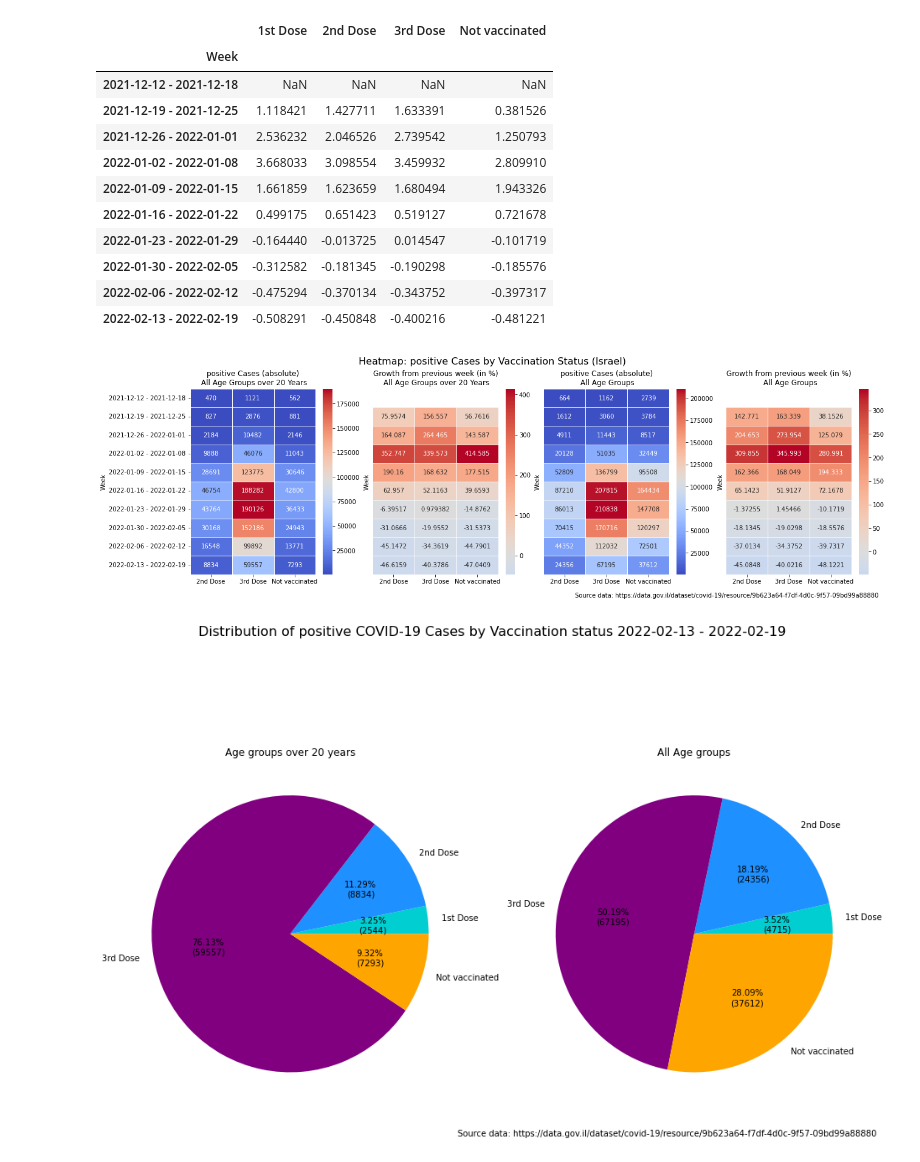
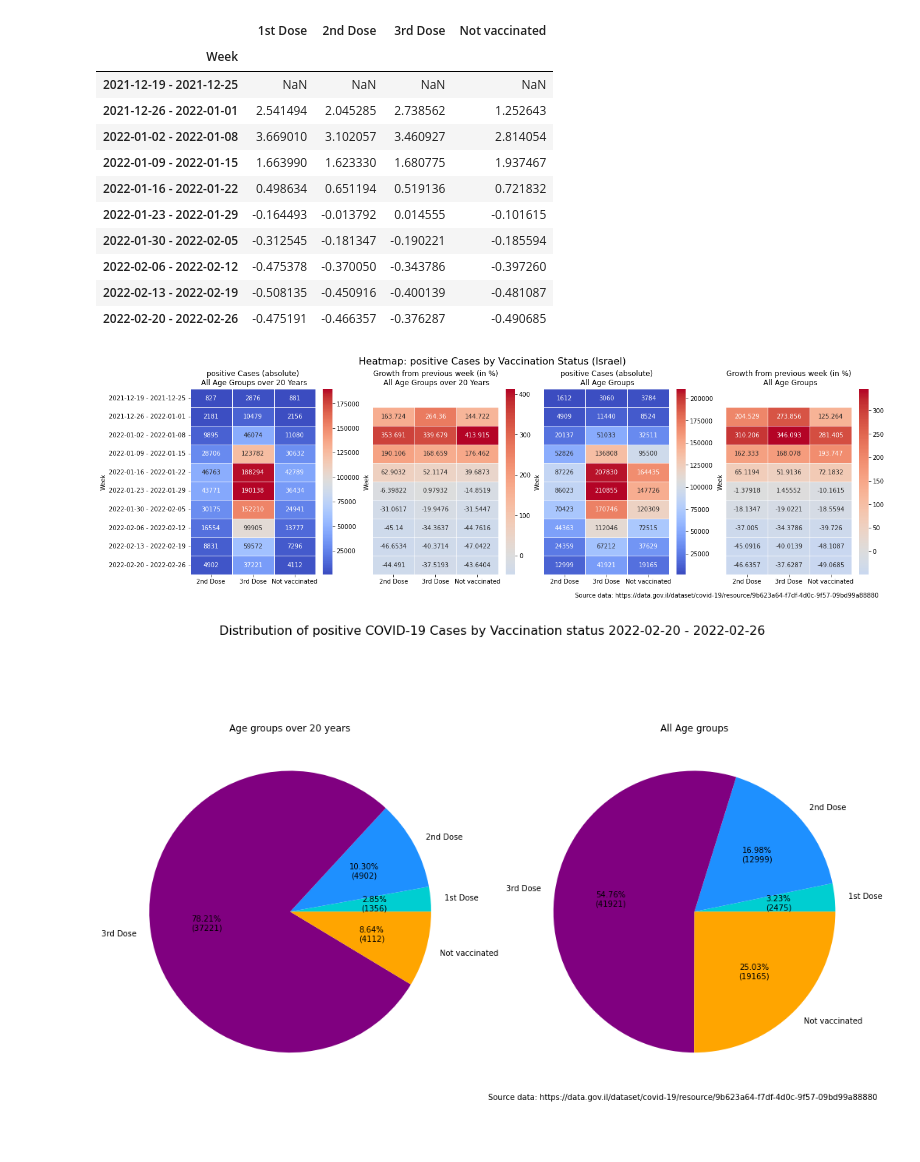
Before and after one commit to Maximilian3141/isr_detailed_vacc_case_data, a Jupyter notebook: isr_detail_v2.ipynb, the cells around one changed output. Drawn from its saved outputs; the diff is of its cells as text; code cells hidden in the pictures; blank space fills up the shorter version.

```diff
--- a/isr_detail_v2.ipynb
+++ b/isr_detail_v2.ipynb
@@ -6,7 +6,7 @@ import seaborn as sb
 #
 #https://data.gov.il/dataset/covid-19/resource/9b623a64-f7df-4d0c-9f57-09bd99a88880
 #
-df = pd.read_csv("cases-among-vaccinated-201.csv", index_col=0)
+df = pd.read_csv("cases-among-vaccinated-203.csv", index_col=0)
 df = df.fillna(0)
 df = df.replace(['<5'],0)
 #
@@ -264,16 +264,16 @@ df_sum_all.tail(10).pct_change()
 # %% [output]
 |  | 1st Dose | 2nd Dose | 3rd Dose | Not vaccinated |
 | Week |  |  |  |  |
-| 2021-12-12 - 2021-12-18 | NaN | NaN | NaN | NaN |
-| 2021-12-19 - 2021-12-25 | 1.118421 | 1.427711 | 1.633391 | 0.381526 |
-| 2021-12-26 - 2022-01-01 | 2.536232 | 2.046526 | 2.739542 | 1.250793 |
-| 2022-01-02 - 2022-01-08 | 3.668033 | 3.098554 | 3.459932 | 2.809910 |
-| 2022-01-09 - 2022-01-15 | 1.661859 | 1.623659 | 1.680494 | 1.943326 |
-| 2022-01-16 - 2022-01-22 | 0.499175 | 0.651423 | 0.519127 | 0.721678 |
-| 2022-01-23 - 2022-01-29 | -0.164440 | -0.013725 | 0.014547 | -0.101719 |
-| 2022-01-30 - 2022-02-05 | -0.312582 | -0.181345 | -0.190298 | -0.185576 |
-| 2022-02-06 - 2022-02-12 | -0.475294 | -0.370134 | -0.343752 | -0.397317 |
-| 2022-02-13 - 2022-02-19 | -0.508291 | -0.450848 | -0.400216 | -0.481221 |
+| 2021-12-19 - 2021-12-25 | NaN | NaN | NaN | NaN |
+| 2021-12-26 - 2022-01-01 | 2.541494 | 2.045285 | 2.738562 | 1.252643 |
+| 2022-01-02 - 2022-01-08 | 3.669010 | 3.102057 | 3.460927 | 2.814054 |
+| 2022-01-09 - 2022-01-15 | 1.663990 | 1.623330 | 1.680775 | 1.937467 |
+| 2022-01-16 - 2022-01-22 | 0.498634 | 0.651194 | 0.519136 | 0.721832 |
+| 2022-01-23 - 2022-01-29 | -0.164493 | -0.013792 | 0.014555 | -0.101615 |
+| 2022-01-30 - 2022-02-05 | -0.312545 | -0.181347 | -0.190221 | -0.185594 |
+| 2022-02-06 - 2022-02-12 | -0.475378 | -0.370050 | -0.343786 | -0.397260 |
+| 2022-02-13 - 2022-02-19 | -0.508135 | -0.450916 | -0.400139 | -0.481087 |
+| 2022-02-20 - 2022-02-26 | -0.475191 | -0.466357 | -0.376287 | -0.490685 |
 # %%
 fig4=plt.figure(figsize=(18,5),constrained_layout=True)
 fig4.suptitle(s_heatmap_title, fontsize=16, y=1.05)
@@ -305,29 +305,29 @@ sb.heatmap(df_h4, ax=ax13, cmap="coolwarm", yticklabels=False, center=0.00, anno
 plt.figtext(0.99, -0.05, s_source, horizontalalignment='right')
 plt.savefig("israel_stacked_heatmap_%s.jpg" %language, format='jpg',dpi=150, bbox_inches='tight')
 # %% [output]
-[figure, old version]
+[figure, new version]
 # %%
 #
-fig3=plt.figure(figsize=(13,10),constrained_layout=True)
+fig3=plt.figure(figsize=(14,10),constrained_layout=True)
 fig3.suptitle(s_fig3_suptitle, fontsize=16)
 #fig3.tight_layout()
 ax5=fig3.add_subplot(121)
 ax5.set_title(s_subtitel1)
 #
 ax6=fig3.add_subplot(122)
 ax6.set_title(s_subtitel2)
 #
 abs_adults = df_sum_adults.iloc[-1]
 abs_all = df_sum_all.iloc[-1]
 #
 pie_colors = ["darkturquoise","dodgerblue","purple","orange"]
 #
 df_sum_adults.iloc[-1].plot.pie(ax=ax5, colors=pie_colors,
                                autopct=lambda x: "{:.2f}%\n({:.0f})".format(x, x*abs_adults.sum()/100),ylabel="")
 df_sum_all.iloc[-1].plot.pie(ax=ax6, colors=pie_colors,
                              autopct=lambda x: "{:.2f}%\n({:.0f})".format(x, x*abs_all.sum()/100),ylabel="")
 plt.figtext(0.99, 0.15, s_source, horizontalalignment='right')
 plt.savefig("israel_stacked_piechart_%s.jpg" %language, format='jpg',dpi=150, bbox_inches='tight')
 #df_sum_adults.index[-1]
 # %% [output]
-[figure, old version]
+[figure, new version]
```
Also changed, not shown: parts of 5 cells of this notebook, 9 other files.
